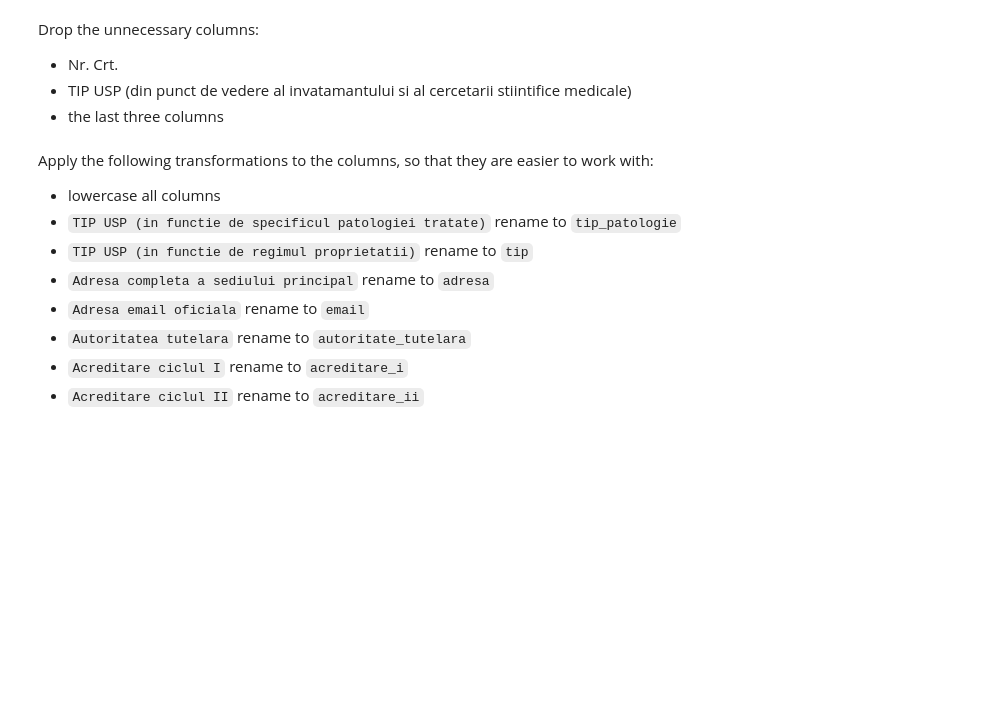
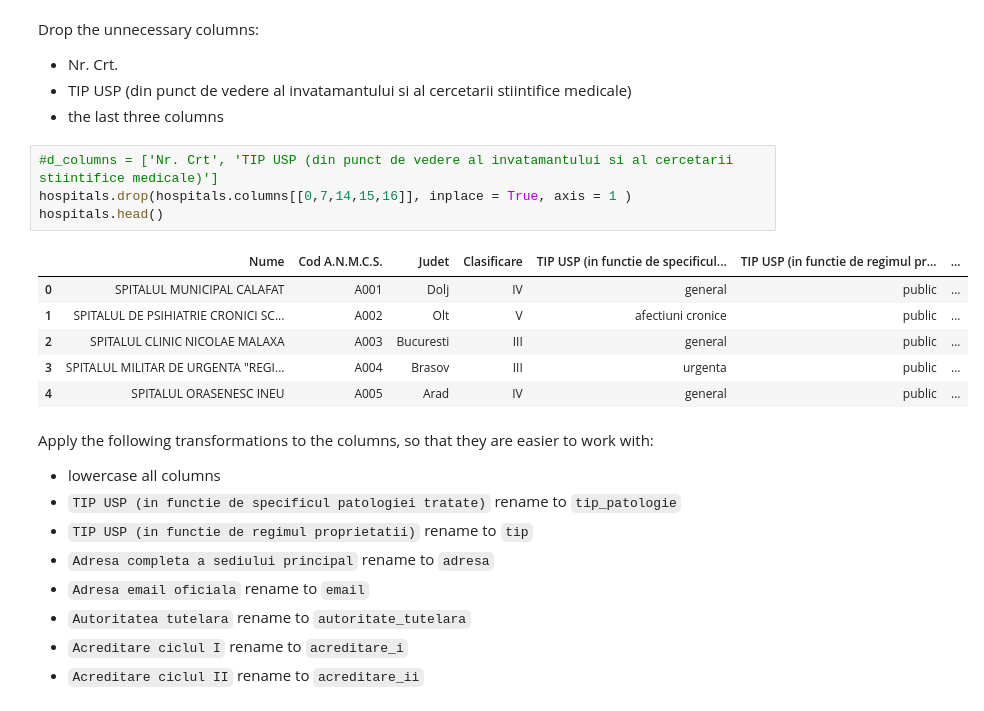
Before and after one commit to autrefois/bootcamp, a Jupyter notebook: 2022/python_workshop/notebooks/10_test.ipynb, the cells around one changed output. Saved outputs shown, nothing was run; the diff lists cells and outputs as text; blank space fills up the shorter version.

```diff
--- a/2022/python_workshop/notebooks/10_test.ipynb
+++ b/2022/python_workshop/notebooks/10_test.ipynb
@@ -77,6 +214,17 @@ Drop the unnecessary columns:
 * Nr. Crt.
 * TIP USP (din punct de vedere al invatamantului si al cercetarii stiintifice medicale)
 * the last three columns
+# %%
+#d_columns = ['Nr. Crt', 'TIP USP (din punct de vedere al invatamantului si al cercetarii stiintifice medicale)']
+hospitals.drop(hospitals.columns[[0,7,14,15,16]], inplace = True, axis = 1 )
+hospitals.head()
+# %% [output]
+|  | Nume | Cod A.N.M.C.S. | Judet | Clasificare | TIP USP (in functie de specificul... | TIP USP (in functie de regimul pr... | ... |
+| 0 | SPITALUL MUNICIPAL CALAFAT | A001 | Dolj | IV | general | public | ... |
+| 1 | SPITALUL DE PSIHIATRIE CRONICI SC... | A002 | Olt | V | afectiuni cronice | public | ... |
+| 2 | SPITALUL CLINIC NICOLAE MALAXA | A003 | Bucuresti | III | general | public | ... |
+| 3 | SPITALUL MILITAR DE URGENTA "REGI... | A004 | Brasov | III | urgenta | public | ... |
+| 4 | SPITALUL ORASENESC INEU | A005 | Arad | IV | general | public | ... |
 # %% [markdown]
 Apply the following transformations to the columns, so that they are easier to work with:
 * lowercase all columns
```
Also changed, not shown: parts of 15 cells of this notebook, 1 other file.
